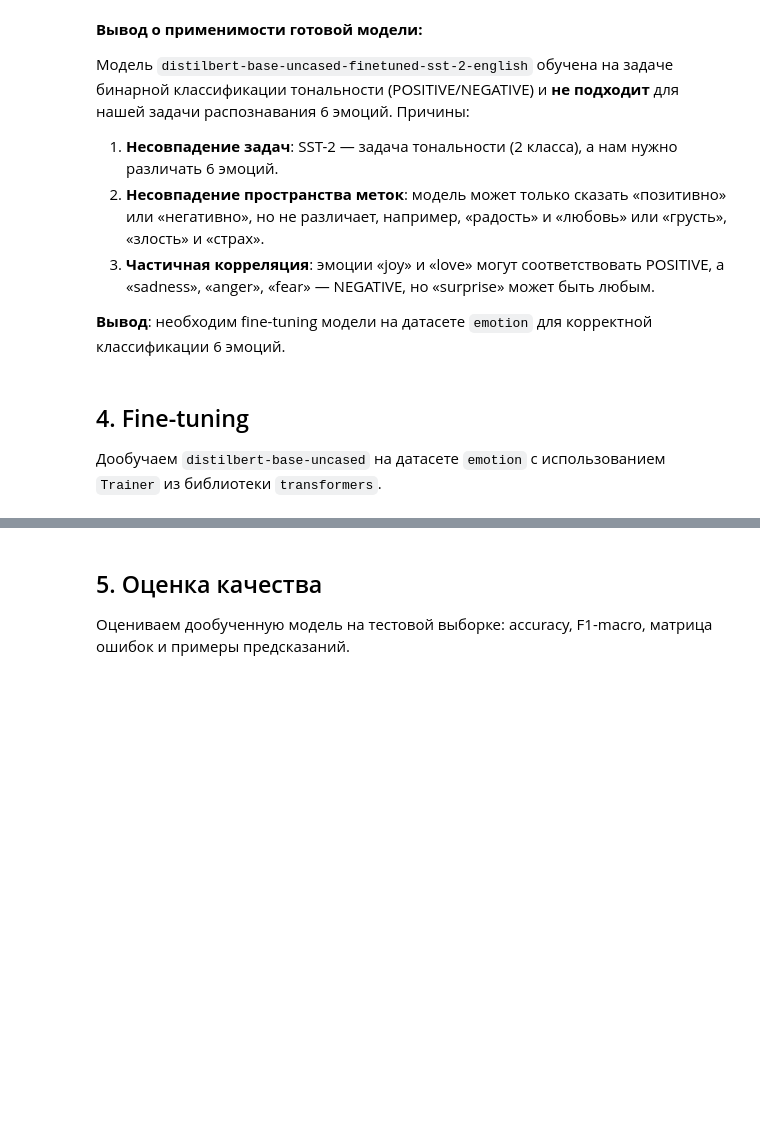
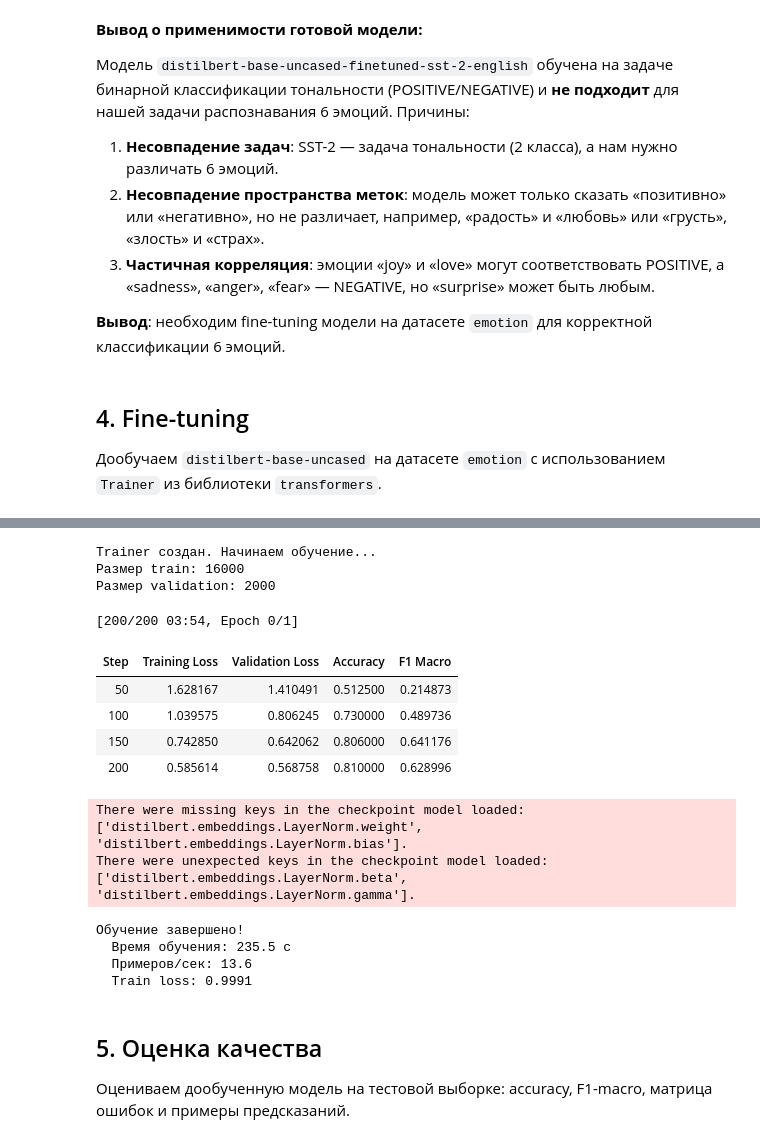
Before and after one commit to MarioDD1/Artificial_Intelligence_engineer, a Jupyter notebook: homeworks/HW13/HW13.ipynb, the cells around one changed output, grey strips where cells are left out. Cells and saved outputs as stored; diff of their text form; code cells hidden in the pictures; blank space fills up the shorter version.

```diff
--- a/homeworks/HW13/HW13.ipynb
+++ b/homeworks/HW13/HW13.ipynb
@@ -12,6 +12,32 @@ import numpy as np
 import pandas as pd
 import matplotlib.pyplot as plt
 import torch
+from pathlib import Path
+
+# Paths (works both from repo root and from homeworks/HW13)
+CWD = Path.cwd()
+if (CWD / "HW13.ipynb").exists():
+    HW_DIR = CWD
+elif (CWD / "homeworks" / "HW13" / "HW13.ipynb").exists():
+    HW_DIR = CWD / "homeworks" / "HW13"
+else:
+    HW_DIR = CWD
+
+ARTIFACTS_DIR = HW_DIR / "artifacts"
+ARTIFACTS_DIR.mkdir(parents=True, exist_ok=True)
+
+# Hugging Face cache inside HW13 (to avoid permission issues in user cache)
+HF_HOME = HW_DIR / ".hf"
+os.environ.setdefault("HF_HOME", str(HF_HOME))
+os.environ.setdefault("HF_DATASETS_CACHE", str(HF_HOME / "datasets"))
+os.environ.setdefault("TRANSFORMERS_CACHE", str(HF_HOME / "transformers"))
+os.environ.setdefault("HF_HUB_DISABLE_TELEMETRY", "1")
+os.environ.setdefault("HF_HUB_DISABLE_SYMLINKS", "1")
+os.environ.setdefault("HF_HUB_DISABLE_SYMLINKS_WARNING", "1")
+os.makedirs(os.environ["HF_HOME"], exist_ok=True)
+
+print(f"HW_DIR: {HW_DIR}")
+print(f"ARTIFACTS_DIR: {ARTIFACTS_DIR}")
 
 from datasets import load_dataset
 from transformers import (
@@ -41,3 +67,8 @@ if torch.cuda.is_available():
 device = torch.device("cuda" if torch.cuda.is_available() else "cpu")
 print(f"Используемое устройство: {device}")
 print(f"PyTorch версия: {torch.__version__}")
+
+# Флаг: можно ли запускать обучение (по умолчанию да)
+# Можно выключить через переменную окружения CAN_TRAIN=0
+CAN_TRAIN = os.environ.get("CAN_TRAIN", "1").lower() not in {"0", "false", "no"}
+print(f"CAN_TRAIN={CAN_TRAIN}")
@@ -241,4 +391,5 @@ print(tokenized_dataset["train"][0])
 # %%
+CAN_TRAIN = globals().get("CAN_TRAIN", True)
 if CAN_TRAIN:
     # DataCollator для динамического паддинга
     data_collator = DataCollatorWithPadding(tokenizer=tokenizer)
@@ -306,4 +494,5 @@ else:
 # %%
+CAN_TRAIN = globals().get("CAN_TRAIN", True)
 if CAN_TRAIN:
     # Создание Trainer
     trainer = Trainer(
@@ -311,7 +500,7 @@ if CAN_TRAIN:
         args=training_args,
         train_dataset=tokenized_dataset["train"],
         eval_dataset=tokenized_dataset["validation"],
-        tokenizer=tokenizer,
+        processing_class=tokenizer,
         data_collator=data_collator,
         compute_metrics=compute_metrics,
     )
@@ -321,17 +510,35 @@ if CAN_TRAIN:
     print(f"Размер validation: {len(tokenized_dataset['validation'])}")
 else:
     print('[SKIP] CAN_TRAIN=False')
+# %% [output]
+Trainer создан. Начинаем обучение...
+Размер train: 16000
+Размер validation: 2000
 # %%
+CAN_TRAIN = globals().get("CAN_TRAIN", True)
 if CAN_TRAIN:
     # Запуск обучения
     train_result = trainer.train()
 
     print("\nОбучение завершено!")
     print(f"  Время обучения: {train_result.metrics['train_runtime']:.1f} с")
     print(f"  Примеров/сек: {train_result.metrics['train_samples_per_second']:.1f}")
     print(f"  Train loss: {train_result.metrics['train_loss']:.4f}")
 else:
     print('[SKIP] CAN_TRAIN=False')
+# %% [output]
+[200/200 03:54, Epoch 0/1]
+| Step | Training Loss | Validation Loss | Accuracy | F1 Macro |
+| 50 | 1.628167 | 1.410491 | 0.512500 | 0.214873 |
+| 100 | 1.039575 | 0.806245 | 0.730000 | 0.489736 |
+| 150 | 0.742850 | 0.642062 | 0.806000 | 0.641176 |
+| 200 | 0.585614 | 0.568758 | 0.810000 | 0.628996 |
+There were missing keys in the checkpoint model loaded: ['distilbert.embeddings.LayerNorm.weight', 'distilbert.embeddings.LayerNorm.bias'].
+There were unexpected keys in the checkpoint model loaded: ['distilbert.embeddings.LayerNorm.beta', 'distilbert.embeddings.LayerNorm.gamma'].
+Обучение завершено!
+  Время обучения: 235.5 с
+  Примеров/сек: 13.6
+  Train loss: 0.9991
 # %% [markdown]
 ## 5. Оценка качества
 
```
Also changed, not shown: parts of 19 cells of this notebook, 5 other files.
